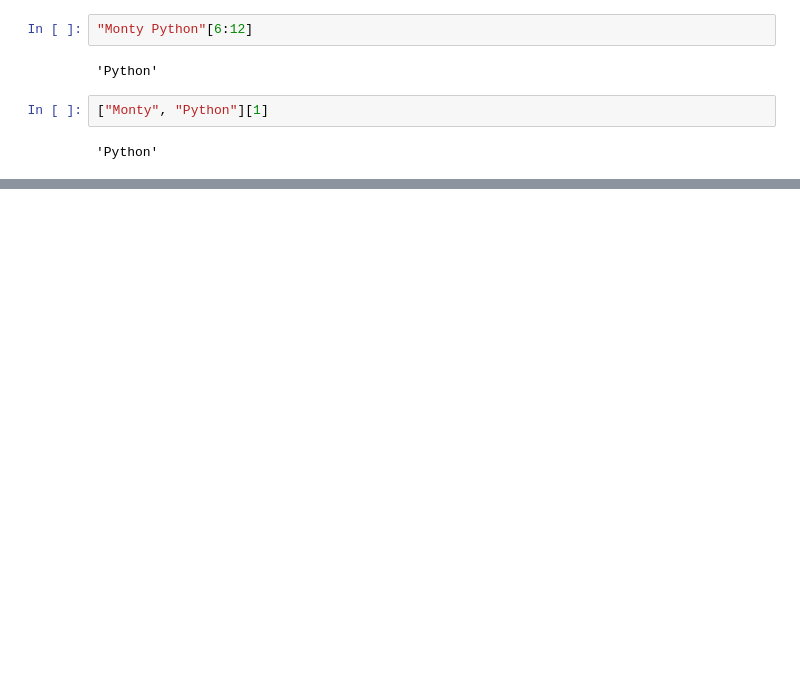
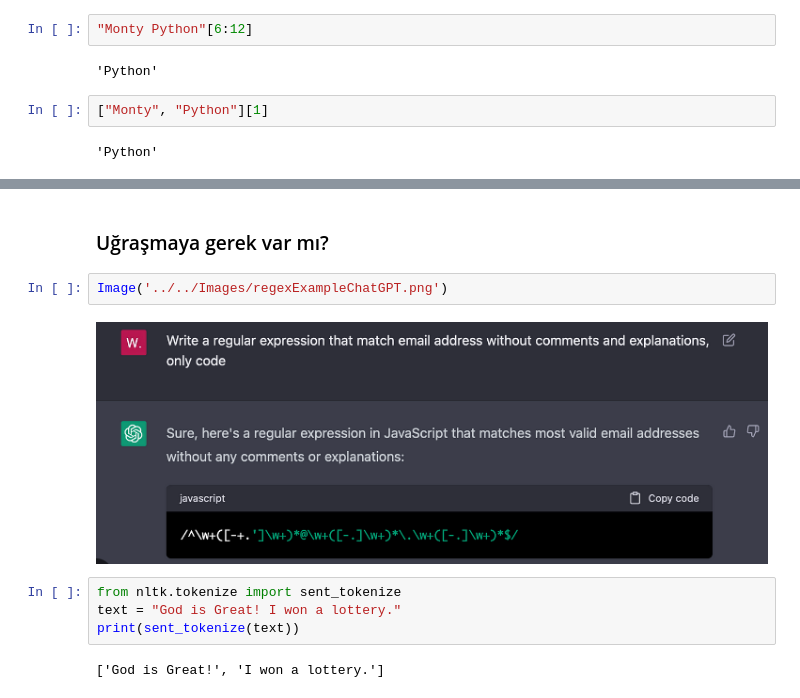
Before and after one commit to kemalcankara/anlp2023, a Jupyter notebook: Codes/1.Basics/exercies.ipynb, the cells around one changed output, grey strips where cells are left out. Saved outputs shown, nothing was run; the diff lists cells and outputs as text; blank space fills up the shorter version.

```diff
--- a/Codes/1.Basics/exercies.ipynb
+++ b/Codes/1.Basics/exercies.ipynb
@@ -79,0 +260,12 @@ IndexError: string index out of range
+# %% [markdown]
+### Uğraşmaya gerek var mı?
+# %%
+Image('../../Images/regexExampleChatGPT.png')
+# %% [output]
+[figure, added]
+# %%
+from nltk.tokenize import sent_tokenize
+text = "God is Great! I won a lottery."
+print(sent_tokenize(text))
+# %% [output]
+['God is Great!', 'I won a lottery.']
```
Also changed, not shown: parts of 35 cells of this notebook, 6 other files.
